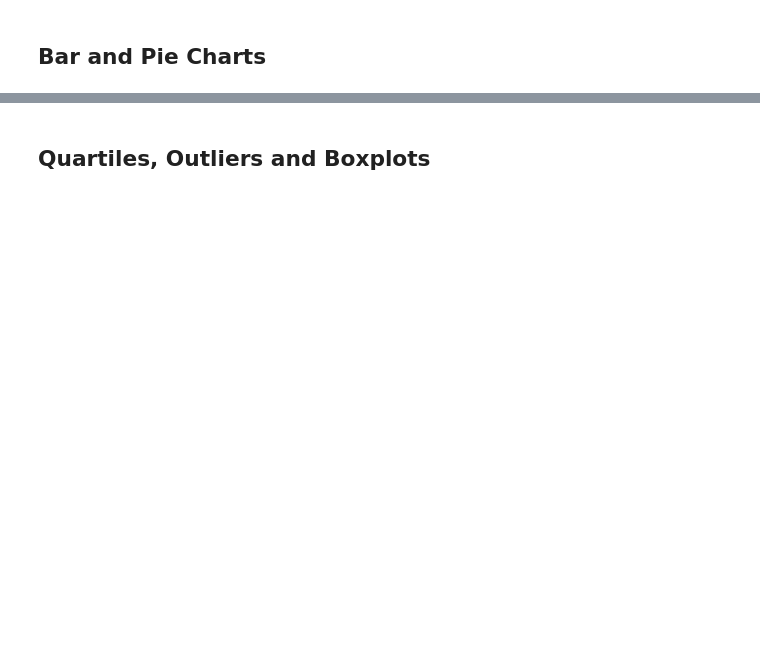
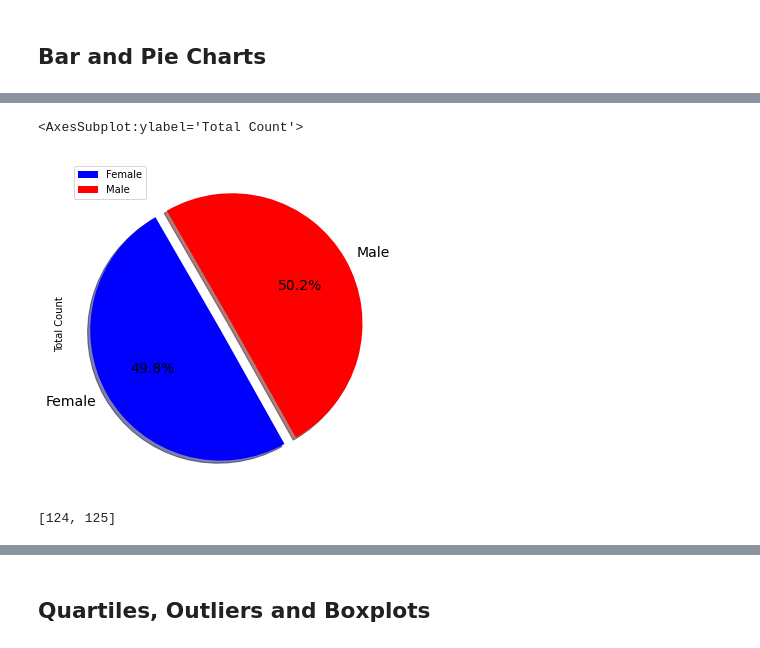
Before and after one commit to ratikachauhan/matplot-challenge, a Jupyter notebook: Pymaceuticals/pymaceuticals_starter_Ratika.ipynb, the cells around one changed output, grey strips where cells are left out. Saved outputs shown, nothing was run; the diff lists cells and outputs as text; code cells hidden in the pictures; blank space fills up the shorter version.

```diff
--- a/Pymaceuticals/pymaceuticals_starter_Ratika.ipynb
+++ b/Pymaceuticals/pymaceuticals_starter_Ratika.ipynb
@@ -214 +203,23 @@ agg_summary_statistic_df
+# %%
+#Gender Distribution by unique mouse count
+gender_groupby_df = clean_df.groupby(['Mouse ID','Sex'])
+
+mouse_gender_df = pd.DataFrame(gender_groupby_df.size())
+mouse_gender_df
+
+mouse_gender=pd.DataFrame(mouse_gender_df.groupby(["Sex"]).count())
+mouse_gender.columns = ["Total Count"]
+
+colors = ['blue', 'red']
+explode = (0.1, 0)
+
+mouse_gender.plot.pie(y='Total Count', figsize =(6,6),colors=colors,explode = explode, shadow=True, startangle =120, autopct = '%1.1f%%',fontsize=14)
+# %% [output]
+<AxesSubplot:ylabel='Total Count'>
+[figure, added]
+# %%
+gender_count = mouse_gender['Total Count'].tolist()
+gender_count
+# %% [output]
+[124, 125]
 # %%
```
Also changed, not shown: parts of 33 cells of this notebook.
